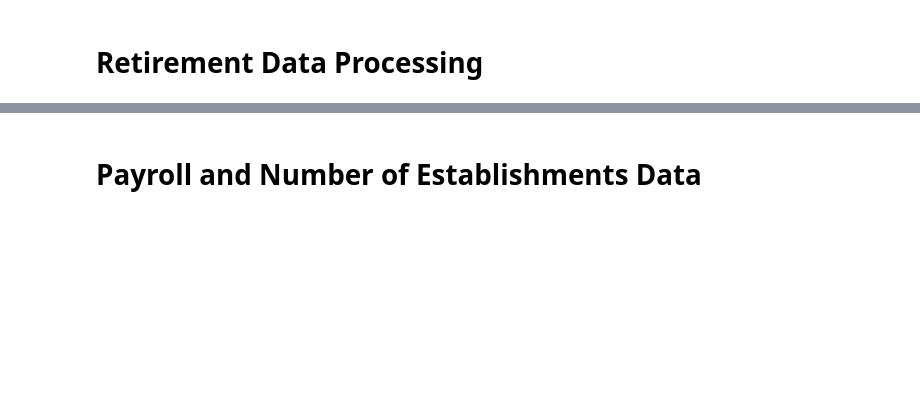
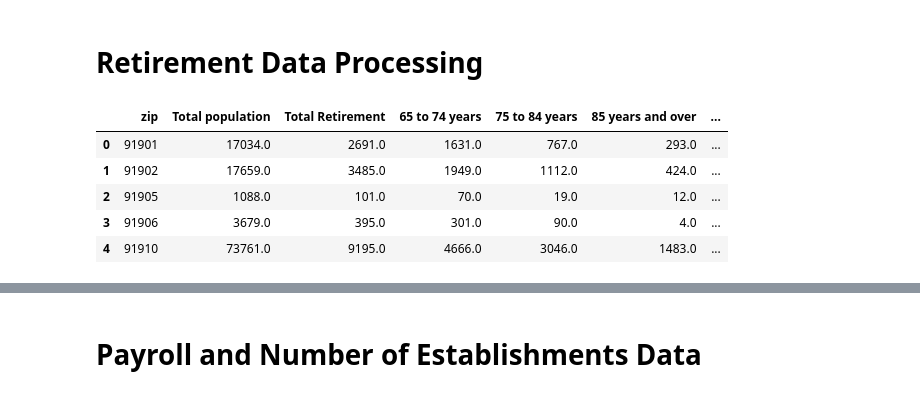
Before and after one commit to inno-apfel/DSC180A-Q1-Project, a Jupyter notebook: notebooks/development/data_processing.ipynb, the cells around one changed output, grey strips where cells are left out. Drawn from its saved outputs; the diff is of its cells as text; code cells hidden in the pictures; blank space fills up the shorter version.

```diff
--- a/notebooks/development/data_processing.ipynb
+++ b/notebooks/development/data_processing.ipynb
@@ -298,3 +189,53 @@ def process_retire_data(data, year):
+# %%
+def process_retire_data(data, year):
+
+    column_names = data.columns
+    # Only getting Estimates
+    filtered_columns = [col for col in column_names if col[-8:] == 'Estimate' and col[6:11].isdigit()]
+    data = data[filtered_columns]
+    # Cleaning up so that the rows are just the zipcode
+    data.columns = data.columns.str.replace('ZCTA5 ', '').str.replace('!!Estimate', '')
+    # Selecting: Total population and retired aged
+    selected_rows = data.loc[[1, 14, 15, 16]]
+    # Define the new row names
+    og_names = {
+                    1: 'Total population',
+                    14: '65 to 74 years',
+                    15: '75 to 84 years',
+                    16: '85 years and over'
+                }
+    data = selected_rows.rename(index=og_names)
+    # Remove commas from all numbers in all columns
+    data = data.applymap(lambda x: str(x).replace(',', ''))
+    # Convert all columns to numeric type
+    data = data.apply(pd.to_numeric, errors='ignore')
+    # Transpose dataframe and convert zip-code col
+    data = data.T
+    data.index = data.index.set_names(['zip'])
+    data = data.reset_index()
+    data['zip'] = data['zip'].astype('int64')
+    # Creating row for total retirement population
+    data.insert(2, 'Total Retirement', data.iloc[:,2:].sum(axis=1))
+    # Assign year variable
+    data = data.assign(year=np.full(data.shape[0], year))
+    # Keeping only relevant zip-codes
+    data = data[data['zip'].apply(lambda x: x in params['zip_codes'])]
+
+    return data
+# %%
+for year in retire_by_year:
+    retire_by_year[year] = process_retire_data(retire_by_year[year], year)
+
+retire_data = pd.concat(list(retire_by_year.values()), ignore_index=True).reset_index(drop=True)
+retire_data.to_csv('../../src/data/temp/processed_retire_detail_data.csv', index=False)
+retire_data.head()
+# %% [output]
+|  | zip | Total population | Total Retirement | 65 to 74 years | 75 to 84 years | 85 years and over | ... |
+| 0 | 91901 | 17034.0 | 2691.0 | 1631.0 | 767.0 | 293.0 | ... |
+| 1 | 91902 | 17659.0 | 3485.0 | 1949.0 | 1112.0 | 424.0 | ... |
+| 2 | 91905 | 1088.0 | 101.0 | 70.0 | 19.0 | 12.0 | ... |
+| 3 | 91906 | 3679.0 | 395.0 | 301.0 | 90.0 | 4.0 | ... |
+| 4 | 91910 | 73761.0 | 9195.0 | 4666.0 | 3046.0 | 1483.0 | ... |
 # %%
 for year in retire_by_year:
     retire_by_year[year] = process_retire_data(retire_by_year[year], year)
```
Also changed, not shown: parts of 14 cells of this notebook.
